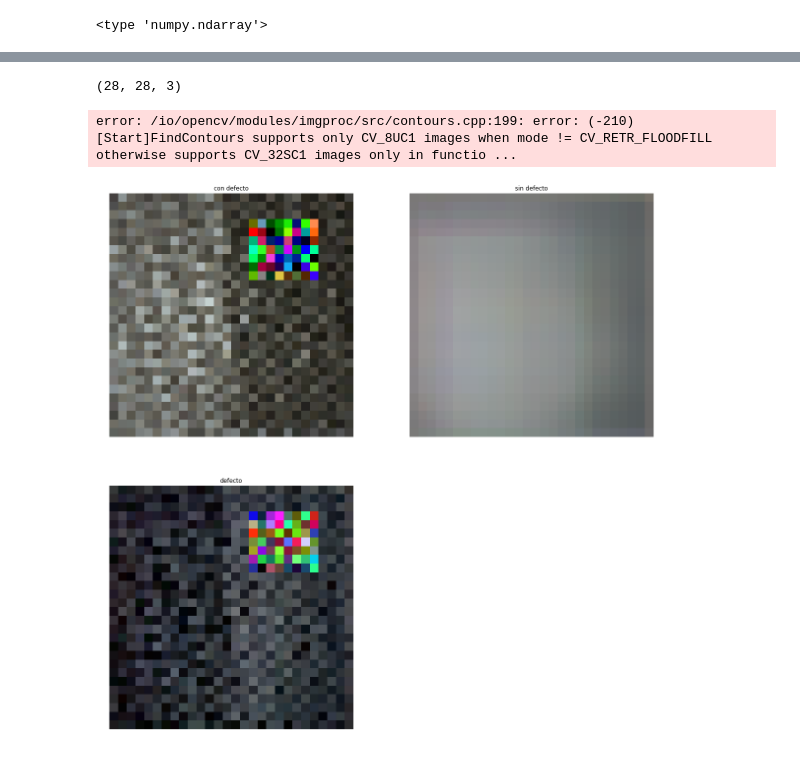
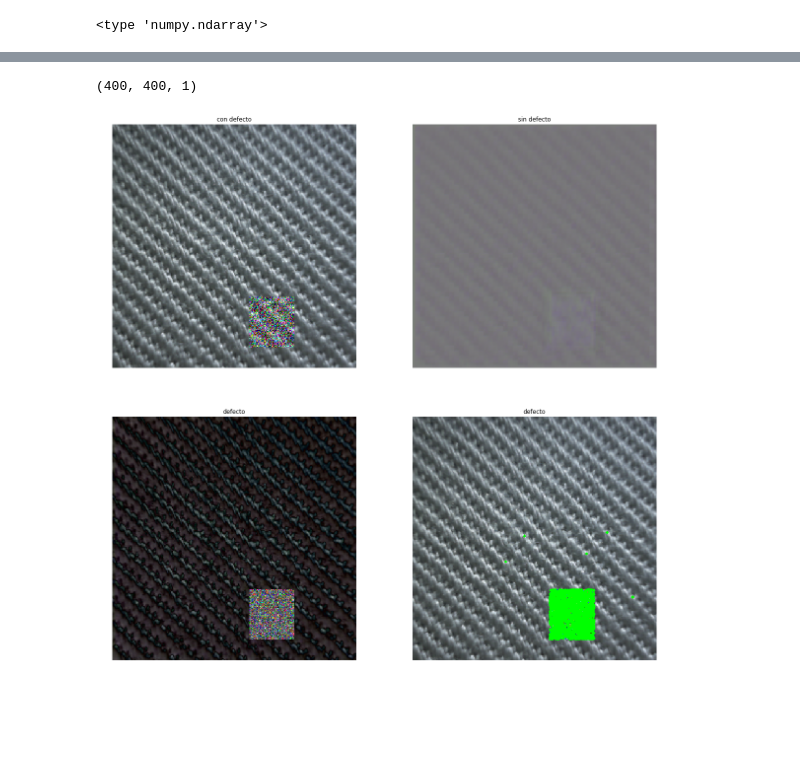
Before and after one commit to deiry/FabricDefect, a Jupyter notebook: main.ipynb, the cells around one changed output, grey strips where cells are left out. Drawn from its saved outputs; the diff is of its cells as text; code cells hidden in the pictures; blank space fills up the shorter version.

Commit message:
Plot denoised images

```diff
--- a/main.ipynb
+++ b/main.ipynb
@@ -85,8 +60,8 @@ def get_data(h=400,w=400,limit=500):
     data = np.array(data)
     return data
 # %%
-limit = 500
-data_np = get_data(h=28,w=28,limit=limit)
+limit = 50
+data_np = get_data(h=400,w=400,limit=limit)
 print data_np.shape
 # %% [output]
 [figure]
@@ -187,7 +169,7 @@ WARNING:matplotlib.image:Clipping input data to the valid range for imshow with
 # %%
 def train_model():
     input_img = Input(shape=(img_h, img_w, n_channels))  # adapt this if using `channels_first` image data format
-    x = Conv2D(16, (3, 3), activation='relu', padding='same')(input_img)
+    x = Conv2D(3, (3, 3), activation='relu', padding='same')(input_img)
     x = MaxPooling2D((2, 2), padding='same')(x)
     x = Conv2D(8, (3, 3), activation='relu', padding='same')(x)
     x = MaxPooling2D((2, 2), padding='same')(x)
@@ -200,7 +182,7 @@ def train_model():
     x = UpSampling2D((2, 2))(x)
     x = Conv2D(8, (3, 3), activation='relu', padding='same')(x)
     x = UpSampling2D((2, 2))(x)
-    x = Conv2D(16, (3, 3), activation='relu')(x)
+    x = Conv2D(3, (1, 1), activation='relu')(x)
     x = UpSampling2D((2, 2))(x)
     decoded = Conv2D(3, (3, 3), activation='sigmoid', padding='same')(x)
 
@@ -208,8 +190,8 @@ def train_model():
     autoencoder.compile(optimizer='adadelta', loss='binary_crossentropy')
 
     autoencoder.fit(x_train_noisy, x_train,
-                    epochs=1,
-                    batch_size=5,
+                    epochs=2,
+                    batch_size=2,
                     shuffle=True,
                     validation_data=(x_test_noisy, x_test),
                     )
@@ -254,36 +258,41 @@ def plot_denoised_images():
     #resized_output = cv2.resize(output, (280, 280))
     #cv2.imshow('output', resized_output)
     #cv2.waitKey(0)
+# %%
+predic_images = autoencoder.predict(x_test_noisy.reshape(x_test_noisy.shape[0], x_test_noisy.shape[1], x_test_noisy.shape[2],3))
 # %%
-def plot_denoised_images_2():
-    denoised_images = autoencoder.predict(x_test_noisy.reshape(x_test_noisy.shape[0], x_test_noisy.shape[1], x_test_noisy.shape[2],3))
-    test_img = x_test_noisy[0]
+def plot_denoised_images_2(denoised_images):
+    num_img = np.random.randint(0, x_test_noisy.shape[0])
+    test_img = x_test_noisy[num_img]
    # plt.figure(figsize=(4,2))
     plt.figure(figsize=(20,20))
     plt.subplot(221)
-    plt.imshow(test_img.reshape(28,28,3), cmap=plt.cm.Greys_r)
+    plt.imshow(test_img.reshape(400,400,3))
     plt.title('con defecto')
     plt.axis("off")
     #resized_test_img = cv2.resize(test_img, (280, 280))
     #cv2.imshow('input', resized_test_img)
     #cv2.waitKey(0)
-    output = denoised_images[0]
+    output = denoised_images[num_img]
     #plt.figure(figsize=(4,2))
     R= abs(output-test_img)
 
     plt.subplot(222)
-    plt.imshow( output.reshape(28,28,3), cmap=plt.cm.Greys_r)
+    plt.imshow( output.reshape(400,400,3))
     plt.title('sin defecto')
     plt.axis("off")
 
     plt.subplot(223)
-    plt.imshow( R.reshape(28,28,3), cmap=plt.cm.Greys_r)
+    plt.imshow( R.reshape(400,400,3), cmap=plt.cm.Greys_r)
     plt.title('defecto')
     plt.axis("off")
 
-    print np.shape(R)
-    R=np.array(R*255, np.dtype('uint8'))
-    ret, thresh = cv2.threshold ( R, 127,255,0)
+    R_reshaped = R[:,:,1:2]
+
+    #R_reshaped = R.reshape((400, 400, ))
+    print np.shape(R_reshaped)
+    R_reshaped=np.array(R_reshaped*255, np.dtype('uint8'))
+    ret, thresh = cv2.threshold ( R_reshaped, 127,255,0)
     im2, contornos, jerarquia = cv2.findContours (thresh, cv2.RETR_TREE, cv2.CHAIN_APPROX_SIMPLE)
    #for c in contornos:
     #   if cv2.contourArea(c) >= 5:
@@ -291,7 +300,7 @@ def plot_denoised_images_2():
       #     cv2.rectangle( test_img,(posicion_x,posicion_y),(posicion_x+ancho,posicion_y+alto),(255,0,0),2) #Dibujamos la bounding box sobre diff1
     cv2.drawContours(test_img,contornos, -1, (0,255,0), 3)
     plt.subplot(224)
-    plt.imshow(  test_img.reshape(28,28,3))
+    plt.imshow(  test_img.reshape(400,400,3))
     plt.title('defecto')
     plt.axis("off")
     #contours,_ = cv2.findContours( R,cv2.RETR_EXTERNAL,cv2.CHAIN_APPROX_SIMPLE)
@@ -308,5 +311,5 @@ WARNING:matplotlib.image:Clipping input data to the valid range for imshow with
 # %%
-plot_denoised_images_2()
+plot_denoised_images_2(predic_images)
 # %% [output]
 WARNING:matplotlib.image:Clipping input data to the valid range for imshow with RGB data ([0..1] for floats or [0..255] for integers).
 WARNING:matplotlib.image:Clipping input data to the valid range for imshow with RGB data ([0..1] for floats or [0..255] for integers).
@@ -313,3 +317,2 @@ WARNING:matplotlib.image:Clipping input data to the valid range for imshow with
-(28, 28, 3)
+(400, 400, 1)
-error: /io/opencv/modules/imgproc/src/contours.cpp:199: error: (-210) [Start]FindContours supports only CV_8UC1 images when mode != CV_RETR_FLOODFILL otherwise supports CV_32SC1 images only in functio ...
-[figure, old version]
+[figure, new version]
```
Also changed, not shown: parts of 17 cells of this notebook, 1 other file.
